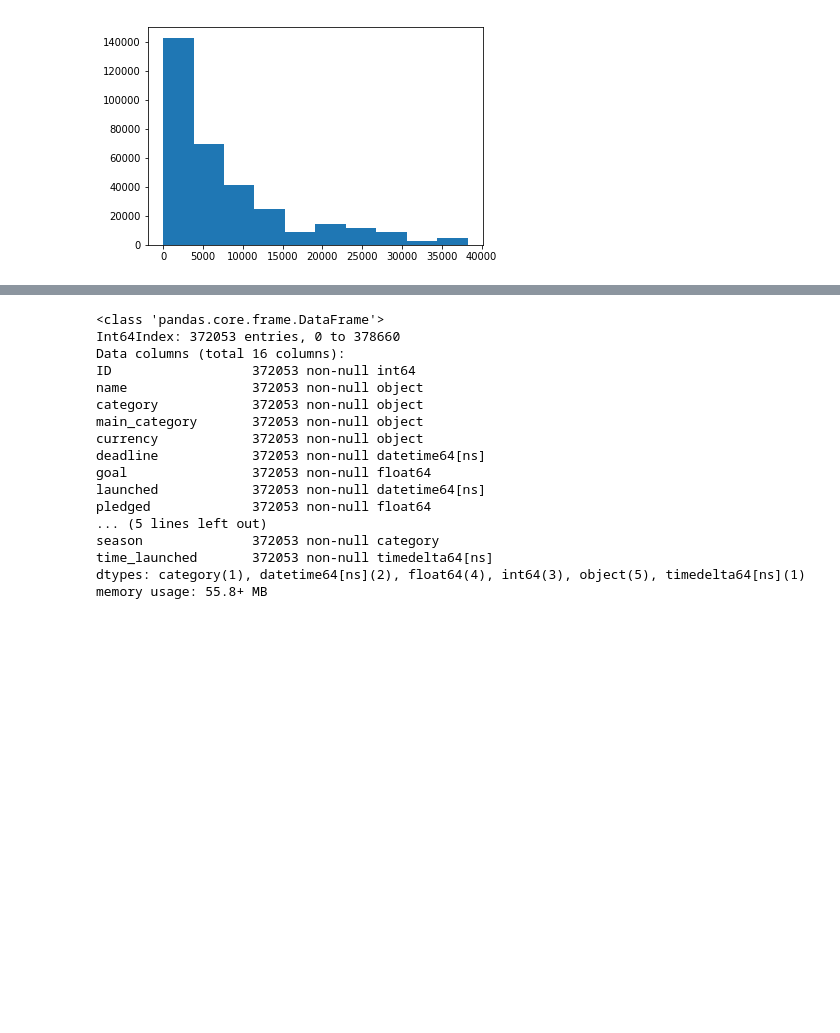
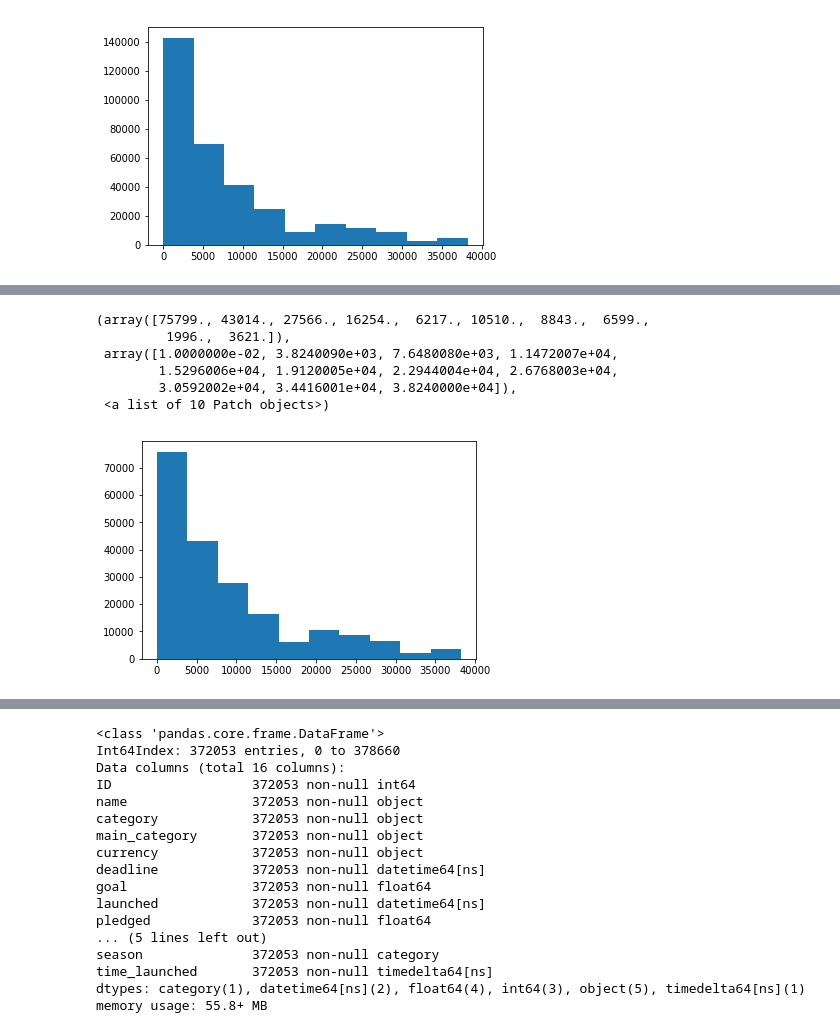
Before and after one commit to ZeadAlkhonein/Kickstarter, a Jupyter notebook: Kickstarter.ipynb, the cells around one changed output, grey strips where cells are left out. Cells and saved outputs as stored; diff of their text form; code cells hidden in the pictures; blank space fills up the shorter version.

```diff
--- a/Kickstarter.ipynb
+++ b/Kickstarter.ipynb
@@ -544,0 +555,10 @@ plt.hist(df.loc[df['usd_goal_real']<38250.0]['usd_goal_real']);
+# %%
+plt.hist(df.loc[(df['usd_goal_real']<38250.0) & (df['state']==0)]['usd_goal_real'])
+# %% [output]
+(array([75799., 43014., 27566., 16254.,  6217., 10510.,  8843.,  6599.,
+         1996.,  3621.]),
+ array([1.0000000e-02, 3.8240090e+03, 7.6480080e+03, 1.1472007e+04,
+        1.5296006e+04, 1.9120005e+04, 2.2944004e+04, 2.6768003e+04,
+        3.0592002e+04, 3.4416001e+04, 3.8240000e+04]),
+ <a list of 10 Patch objects>)
+[figure, added]
```
Also changed, not shown: parts of 4 cells of this notebook.
